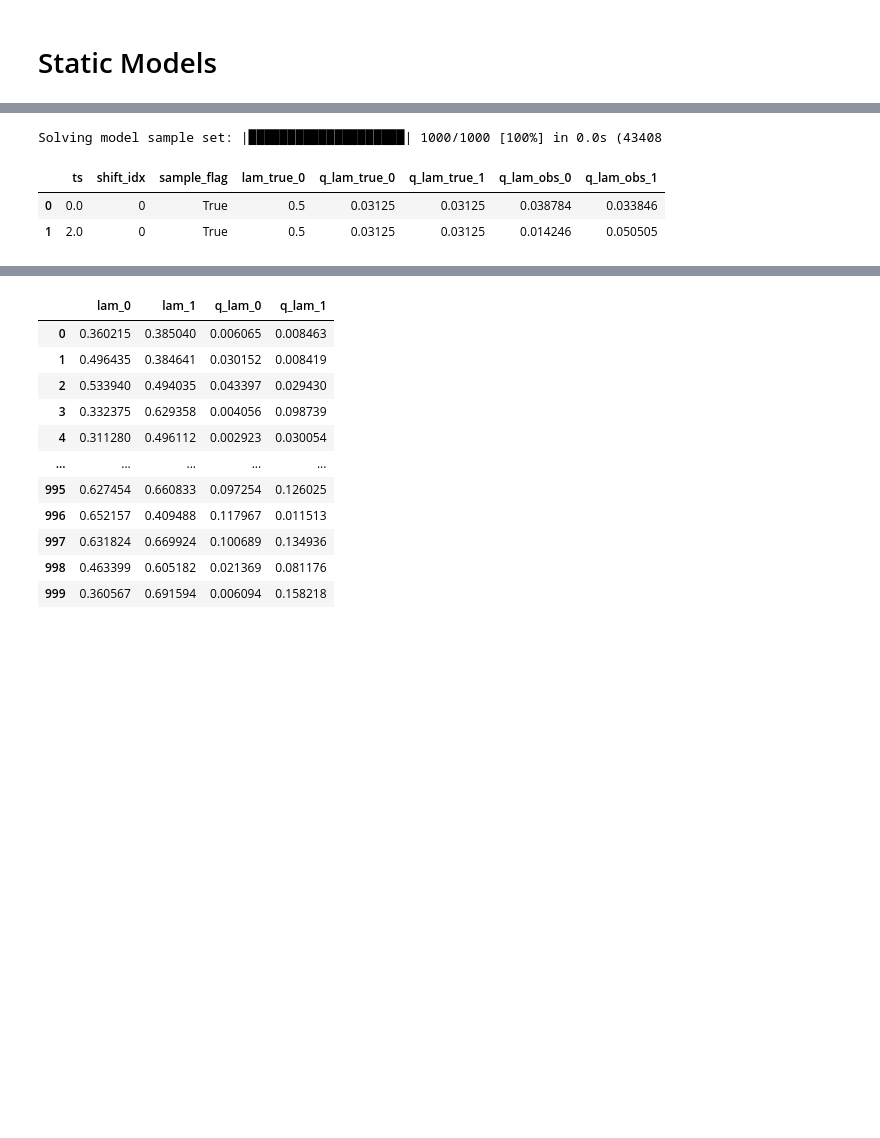
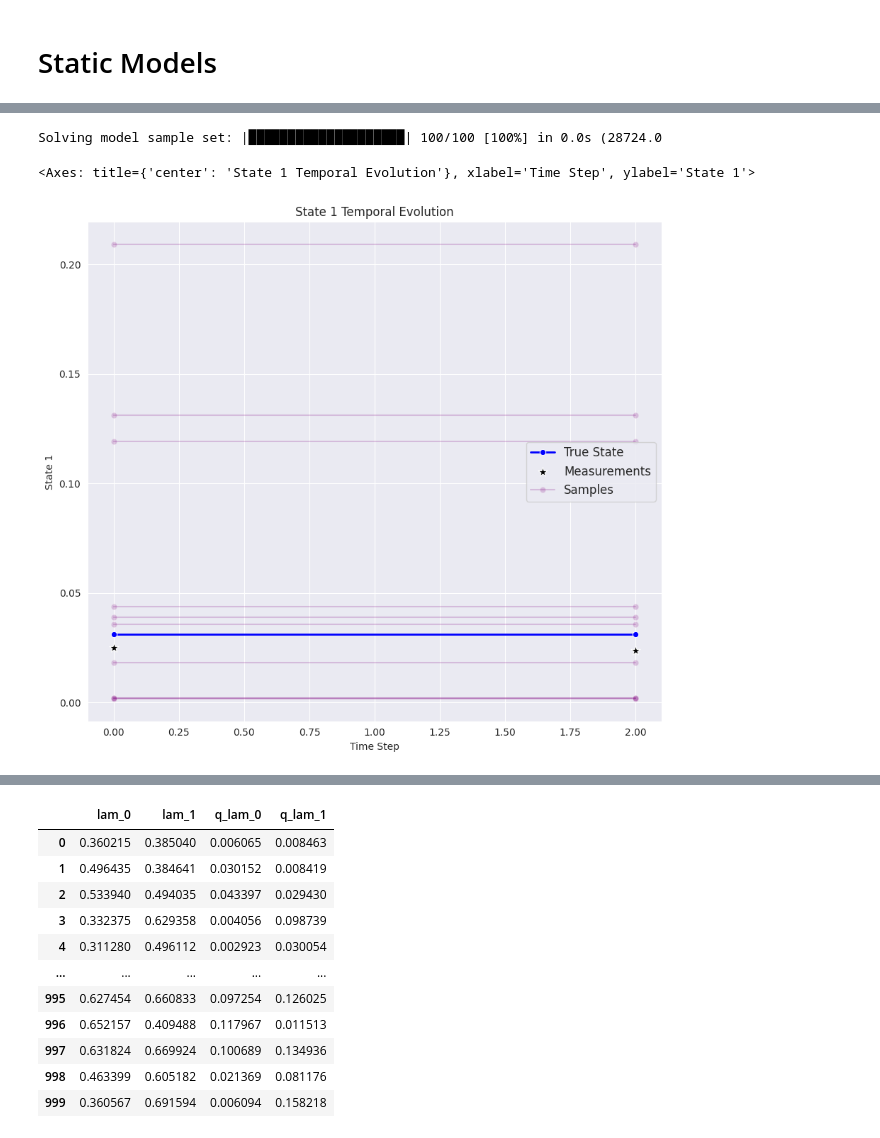
Before and after one commit to UT-CHG/pyDCI, a Jupyter notebook: notebooks/ModelClassTest.ipynb, the cells around one changed output, grey strips where cells are left out. Cells and saved outputs as stored; diff of their text form; code cells hidden in the pictures; blank space fills up the shorter version.

```diff
--- a/notebooks/ModelClassTest.ipynb
+++ b/notebooks/ModelClassTest.ipynb
@@ -49,7 +49,8 @@ class Monomial2D(Model.DynamicModel):
 
 
 mm2 = Monomial2D(5)
-lam = mm2.get_uniform_initial_samples(num_samples=1000, scale=0.5)
+lam = mm2.get_uniform_initial_samples(num_samples=100, scale=0.5)
 args = mm2.forward_solve(2.0, samples=lam)
-# args
+
+mm2.plot_state(state_idx=1)
 # %% [output]
@@ -57,9 +58,5 @@ args = mm2.forward_solve(2.0, samples=lam)
                                      loc: [0.25 0.25]
                                      scale: [0.5 0.5]
-Solving model sample set: |████████████████████| 1000/1000 [100%] in 0.0s (43408
+Solving model sample set: |████████████████████| 100/100 [100%] in 0.0s (28724.0
+<Axes: title={'center': 'State 1 Temporal Evolution'}, xlabel='Time Step', ylabel='State 1'>
+[figure, added]
-# %%
-args['data']
-# %% [output]
-|  | ts | shift_idx | sample_flag | lam_true_0 | q_lam_true_0 | q_lam_true_1 | q_lam_obs_0 | q_lam_obs_1 |
-| 0 | 0.0 | 0 | True | 0.5 | 0.03125 | 0.03125 | 0.038784 | 0.033846 |
-| 1 | 2.0 | 0 | True | 0.5 | 0.03125 | 0.03125 | 0.014246 | 0.050505 |
```
Also changed, not shown: parts of 2 cells of this notebook, 12 other files.
